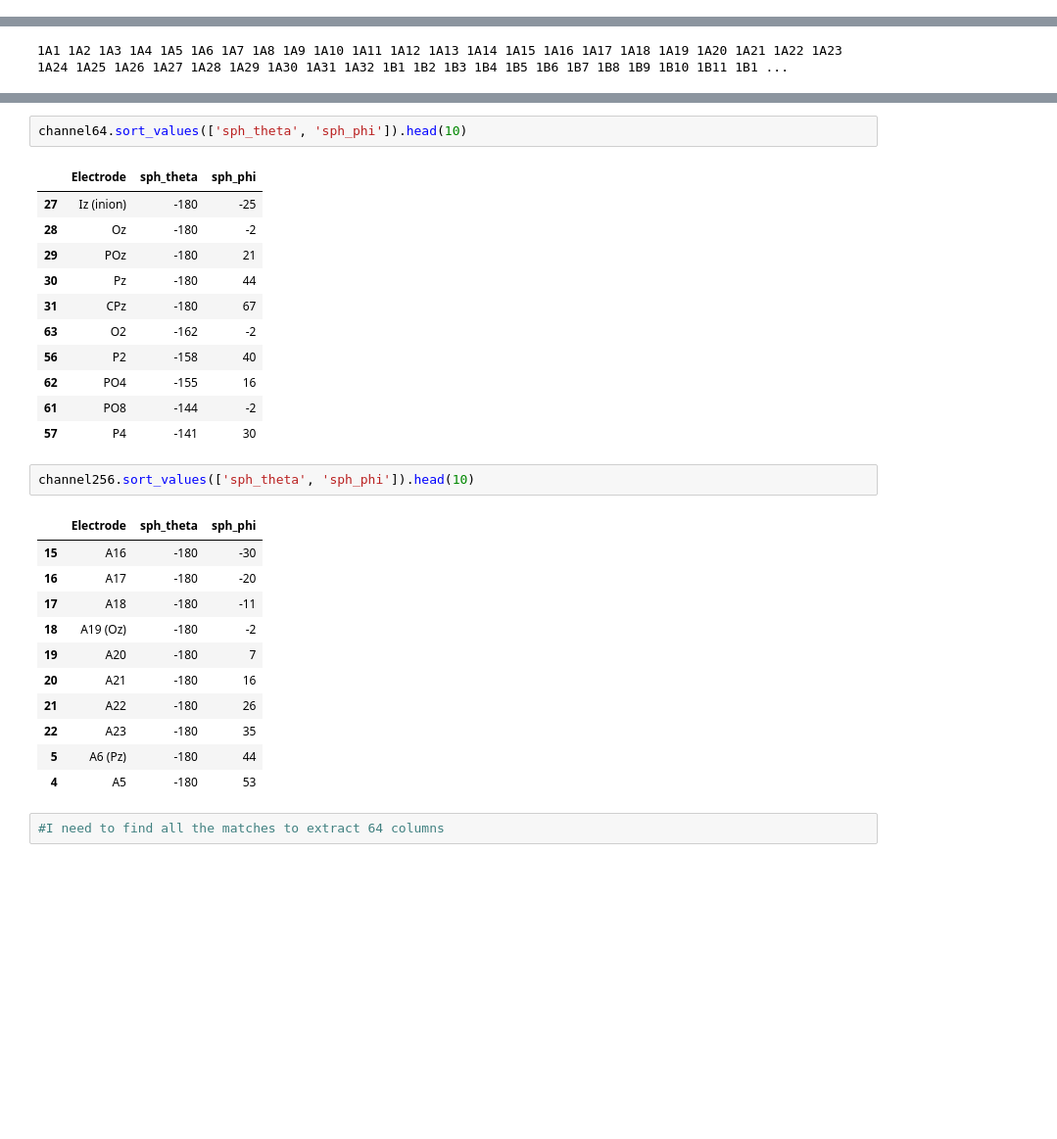
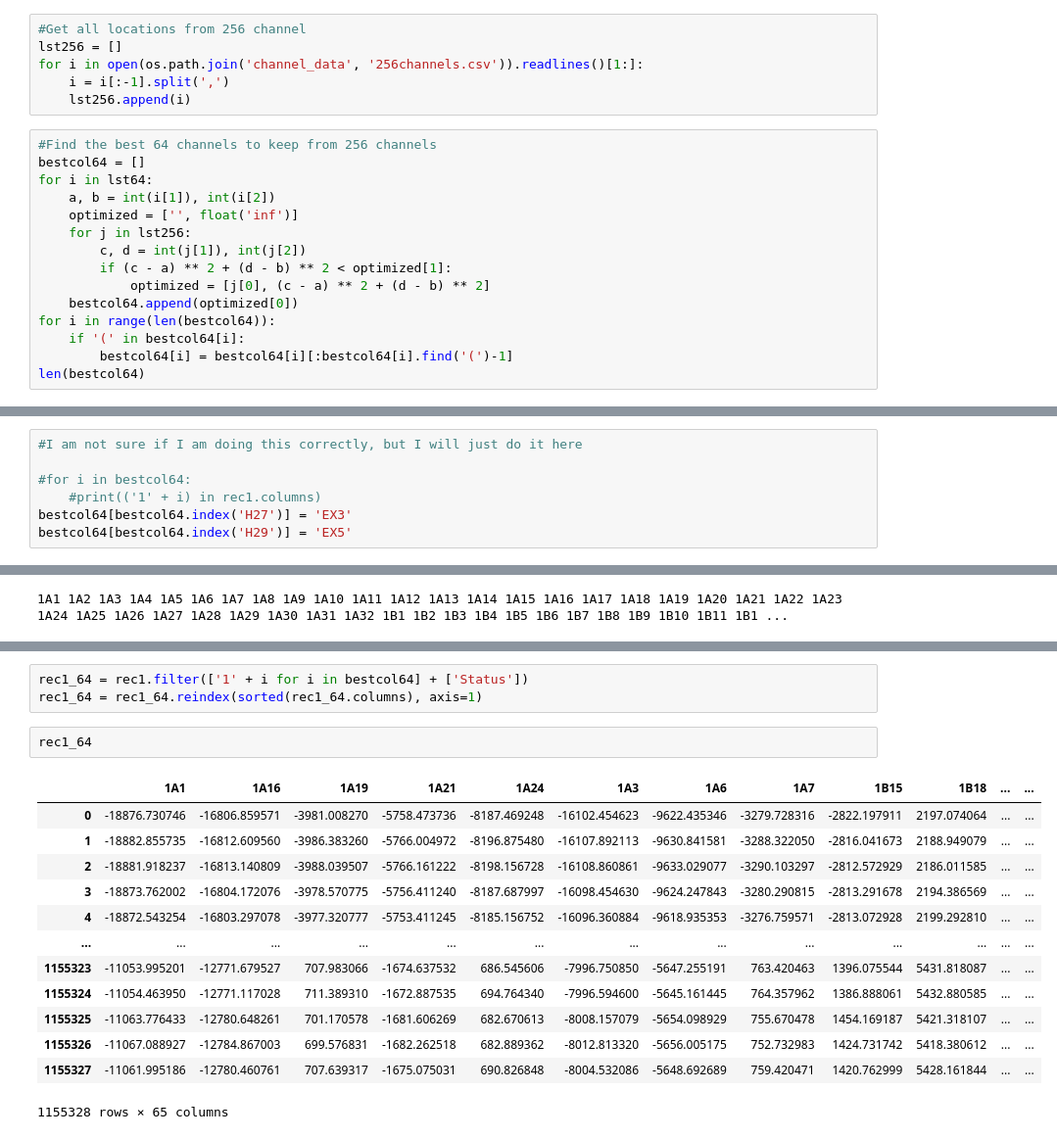
Before and after one commit to j1feng/Imagined-Emotion-Project, a Jupyter notebook: project.ipynb, the cells around one changed output, grey strips where cells are left out. Shown: that part at 98% size. Cells and saved outputs as stored; diff of their text form; blank space fills up the shorter version.

```diff
--- a/project.ipynb
+++ b/project.ipynb
@@ -68,0 +114,21 @@ Index(['1A1', '1A2', '1A3', '1A4', '1A5', '1A6', '1A7', '1A8', '1A9', '1A10',
+# %%
+#Get all locations from 256 channel
+lst256 = []
+for i in open(os.path.join('channel_data', '256channels.csv')).readlines()[1:]:
+    i = i[:-1].split(',')
+    lst256.append(i)
+# %%
+#Find the best 64 channels to keep from 256 channels
+bestcol64 = []
+for i in lst64:
+    a, b = int(i[1]), int(i[2])
+    optimized = ['', float('inf')]
+    for j in lst256:
+        c, d = int(j[1]), int(j[2])
+        if (c - a) ** 2 + (d - b) ** 2 < optimized[1]:
+            optimized = [j[0], (c - a) ** 2 + (d - b) ** 2]
+    bestcol64.append(optimized[0])
+for i in range(len(bestcol64)):
+    if '(' in bestcol64[i]:
+        bestcol64[i] = bestcol64[i][:bestcol64[i].find('(')-1]
+len(bestcol64)
@@ -68,0 +143,7 @@ Index(['1A1', '1A2', '1A3', '1A4', '1A5', '1A6', '1A7', '1A8', '1A9', '1A10',
+# %%
+#I am not sure if I am doing this correctly, but I will just do it here
+
+#for i in bestcol64:
+    #print(('1' + i) in rec1.columns)
+bestcol64[bestcol64.index('H27')] = 'EX3'
+bestcol64[bestcol64.index('H29')] = 'EX5'
@@ -106,30 +156,19 @@ channel256 = pd.read_csv(os.path.join('channel_data', '256channels.csv'))
-# %%
-channel64.sort_values(['sph_theta', 'sph_phi']).head(10)
-# %% [output]
-|  | Electrode | sph_theta | sph_phi |
-| 27 | Iz (inion) | -180 | -25 |
-| 28 | Oz | -180 | -2 |
-| 29 | POz | -180 | 21 |
-| 30 | Pz | -180 | 44 |
-| 31 | CPz | -180 | 67 |
-| 63 | O2 | -162 | -2 |
-| 56 | P2 | -158 | 40 |
-| 62 | PO4 | -155 | 16 |
-| 61 | PO8 | -144 | -2 |
-| 57 | P4 | -141 | 30 |
-# %%
-channel256.sort_values(['sph_theta', 'sph_phi']).head(10)
-# %% [output]
-|  | Electrode | sph_theta | sph_phi |
-| 15 | A16 | -180 | -30 |
-| 16 | A17 | -180 | -20 |
-| 17 | A18 | -180 | -11 |
-| 18 | A19 (Oz) | -180 | -2 |
-| 19 | A20 | -180 | 7 |
-| 20 | A21 | -180 | 16 |
-| 21 | A22 | -180 | 26 |
-| 22 | A23 | -180 | 35 |
-| 5 | A6 (Pz) | -180 | 44 |
-| 4 | A5 | -180 | 53 |
-# %%
-#I need to find all the matches to extract 64 columns
+# %%
+rec1_64 = rec1.filter(['1' + i for i in bestcol64] + ['Status'])
+rec1_64 = rec1_64.reindex(sorted(rec1_64.columns), axis=1)
+# %%
+rec1_64
+# %% [output]
+|  | 1A1 | 1A16 | 1A19 | 1A21 | 1A24 | 1A3 | 1A6 | 1A7 | 1B15 | 1B18 | ... | ... |
+| 0 | -18876.730746 | -16806.859571 | -3981.008270 | -5758.473736 | -8187.469248 | -16102.454623 | -9622.435346 | -3279.728316 | -2822.197911 | 2197.074064 | ... | ... |
+| 1 | -18882.855735 | -16812.609560 | -3986.383260 | -5766.004972 | -8196.875480 | -16107.892113 | -9630.841581 | -3288.322050 | -2816.041673 | 2188.949079 | ... | ... |
+| 2 | -18881.918237 | -16813.140809 | -3988.039507 | -5766.161222 | -8198.156728 | -16108.860861 | -9633.029077 | -3290.103297 | -2812.572929 | 2186.011585 | ... | ... |
+| 3 | -18873.762002 | -16804.172076 | -3978.570775 | -5756.411240 | -8187.687997 | -16098.454630 | -9624.247843 | -3280.290815 | -2813.291678 | 2194.386569 | ... | ... |
+| 4 | -18872.543254 | -16803.297078 | -3977.320777 | -5753.411245 | -8185.156752 | -16096.360884 | -9618.935353 | -3276.759571 | -2813.072928 | 2199.292810 | ... | ... |
+| ... | ... | ... | ... | ... | ... | ... | ... | ... | ... | ... | ... | ... |
+| 1155323 | -11053.995201 | -12771.679527 | 707.983066 | -1674.637532 | 686.545606 | -7996.750850 | -5647.255191 | 763.420463 | 1396.075544 | 5431.818087 | ... | ... |
+| 1155324 | -11054.463950 | -12771.117028 | 711.389310 | -1672.887535 | 694.764340 | -7996.594600 | -5645.161445 | 764.357962 | 1386.888061 | 5432.880585 | ... | ... |
+| 1155325 | -11063.776433 | -12780.648261 | 701.170578 | -1681.606269 | 682.670613 | -8008.157079 | -5654.098929 | 755.670478 | 1454.169187 | 5421.318107 | ... | ... |
+| 1155326 | -11067.088927 | -12784.867003 | 699.576831 | -1682.262518 | 682.889362 | -8012.813320 | -5656.005175 | 752.732983 | 1424.731742 | 5418.380612 | ... | ... |
+| 1155327 | -11061.995186 | -12780.460761 | 707.639317 | -1675.075031 | 690.826848 | -8004.532086 | -5648.692689 | 759.420471 | 1420.762999 | 5428.161844 | ... | ... |
+1155328 rows × 65 columns
```
Also changed, not shown: parts of 24 cells of this notebook.
